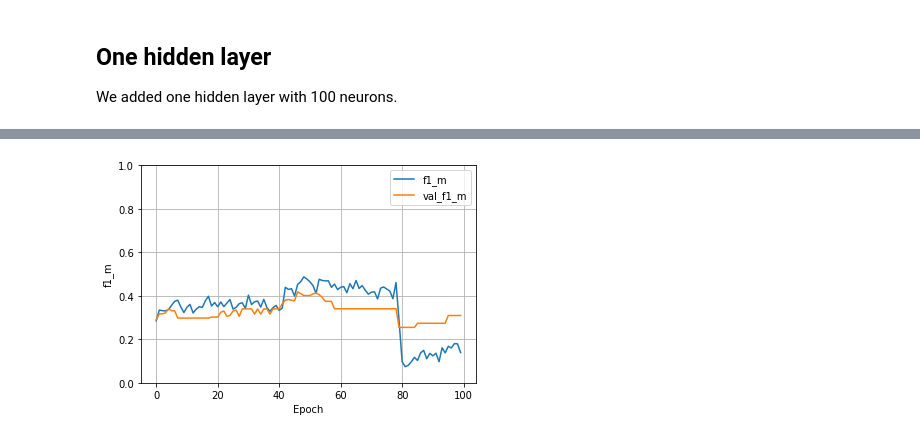
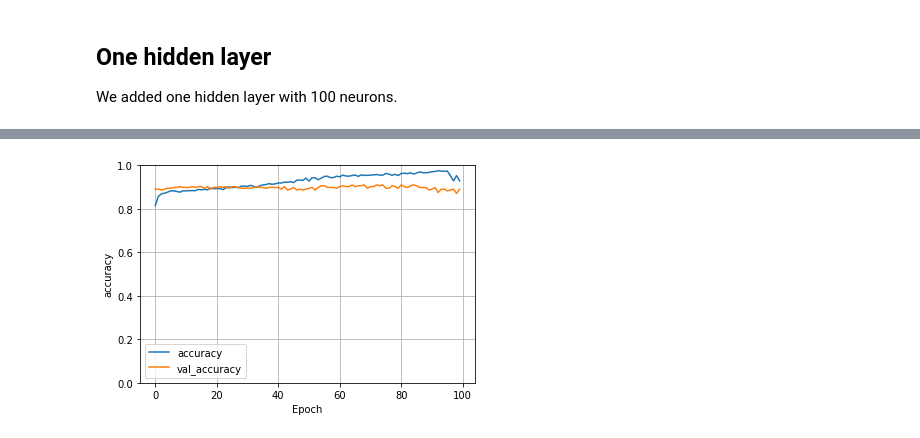
Before and after one commit to katarinagresova/M7DataSP_2020, a Jupyter notebook: assignment_02/NeuralNetwork.ipynb, the cells around one changed output, grey strips where cells are left out. Drawn from its saved outputs; the diff is of its cells as text; code cells hidden in the pictures.

```diff
--- a/assignment_02/NeuralNetwork.ipynb
+++ b/assignment_02/NeuralNetwork.ipynb
@@ -281,6 +267,18 @@ first_model.compile(loss='binary_crossentropy',
+# %%
+# model definition
+third_model = keras.Sequential([
+      normalizer,
+      layers.Dense(64, activation='relu'),
+      layers.Dense(32, activation='relu'),
+      layers.Dense(1)
+])
+
+third_model.compile(loss='binary_crossentropy',
+                  optimizer=tf.keras.optimizers.Adam(0.001),
+                  metrics=['accuracy', f1_m])
 # %%
 %%time
-history2 = second_model.fit(
+history = third_model.fit(
     train_features, train_labels,
     validation_split=0.2,
     verbose=0,
@@ -305,5 +289,5 @@ plot_loss(history2, measure = 'f1_m', valmeasure='val_f1_m')
-# %%
-plot_loss(history1, measure = 'f1_m', valmeasure='val_f1_m')
-# %% [output]
-[figure, removed]
+# %%
+plot_loss(history)
+# %% [output]
+[figure, added]
 # %%
```
Also changed, not shown: parts of 32 cells of this notebook.
